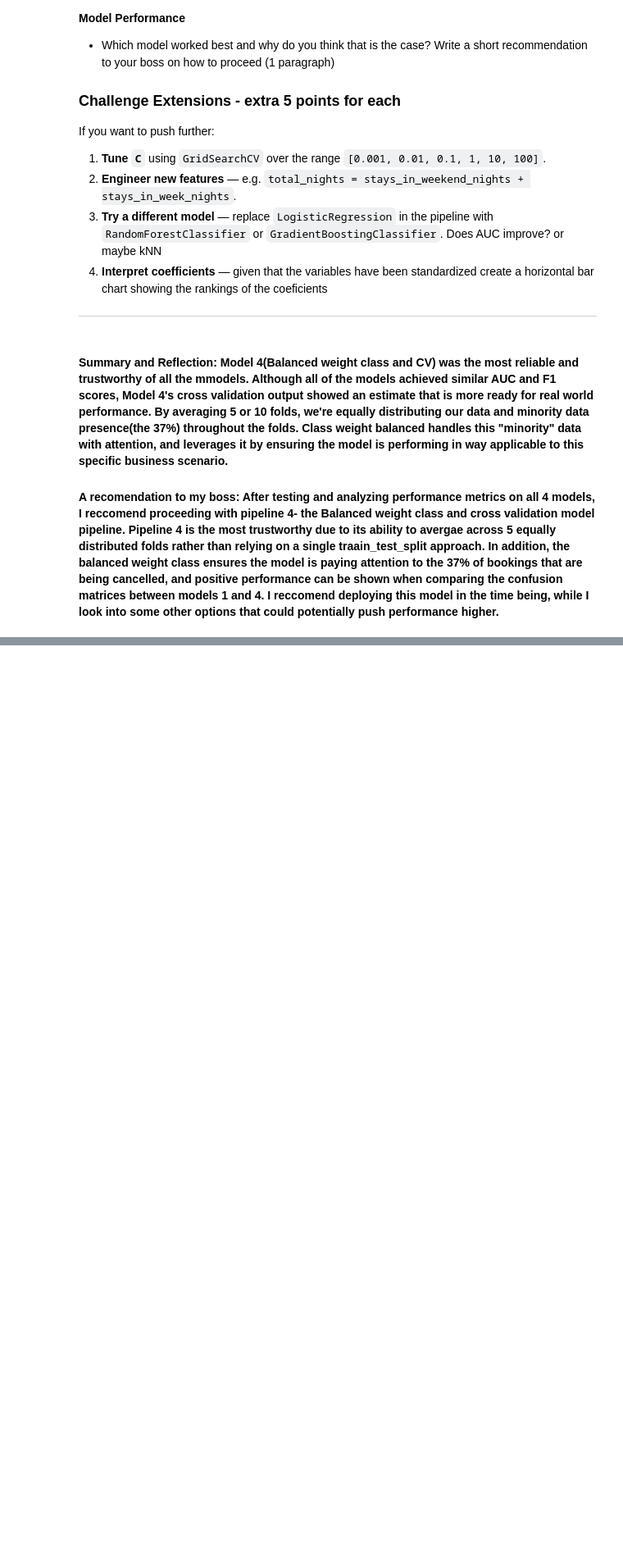
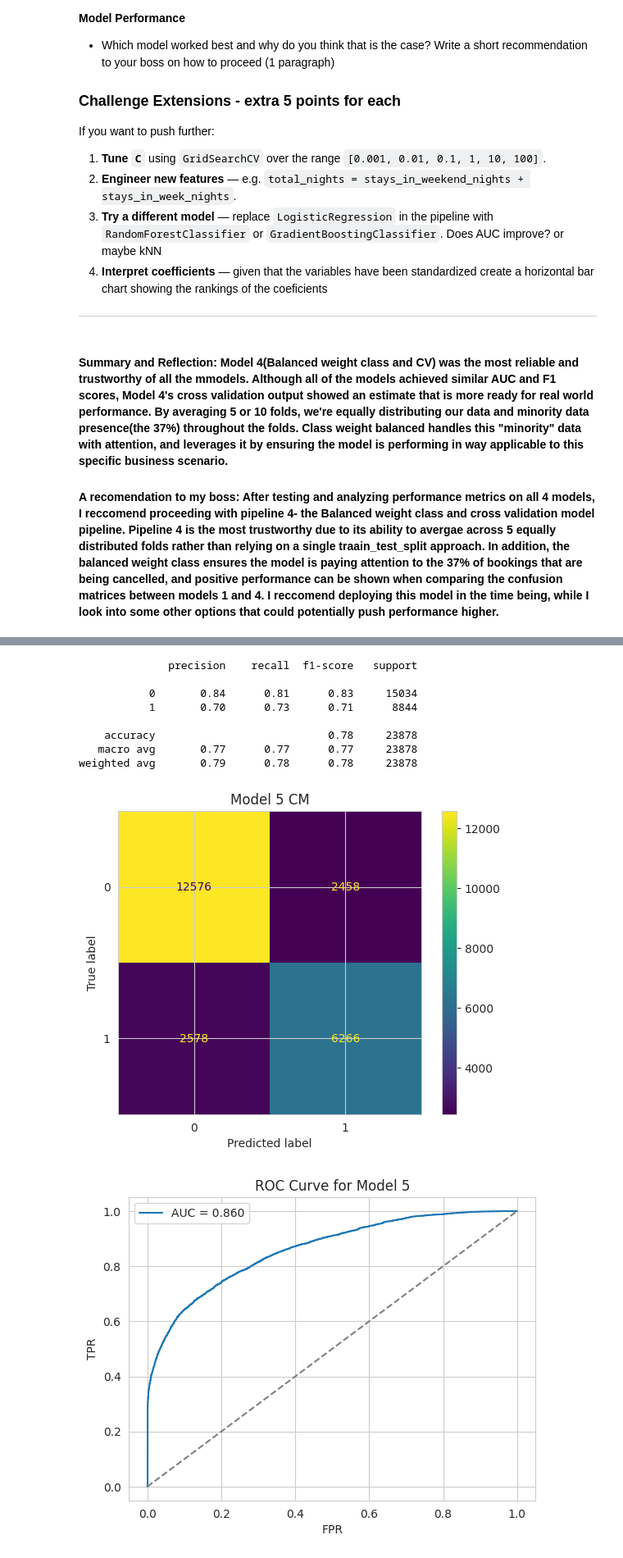
Before and after one commit to Mattcben1/Week9, a Jupyter notebook: hotel_cancellation_lab.ipynb, the cells around one changed output, grey strips where cells are left out. Shown at 82% size. Saved outputs shown, nothing was run; the diff lists cells and outputs as text; code cells hidden in the pictures; blank space fills up the shorter version.

```diff
--- a/hotel_cancellation_lab.ipynb
+++ b/hotel_cancellation_lab.ipynb
@@ -535,0 +708,5 @@ the rankings of the coeficients
+# %%
+# Model 5- Cross Validation
+# Setting Class weight to balanced, telling the model to pay more attention to the minority class
+pipeline5_exstension = Pipeline(steps= [('preprocessor', preprocessor),
+                             ('model', LogisticRegression(solver='lbfgs', max_iter=1000, class_weight='balanced'))])
@@ -535,0 +729,36 @@ the rankings of the coeficients
+# %%
+# Pipeline fitting, confusion matrix, and roc auc plotting for pipeline 4
+pipeline5_exstension.fit(X_train, y_train)
+
+y_pred5 = pipeline5_exstension.predict(X_test)
+y_prob5 = pipeline5_exstension.predict_proba(X_test)[:, 1]
+
+print(classification_report(y_test, y_pred4))
+
+# Cm5
+cm5 = confusion_matrix(y_test, y_pred5)
+ConfusionMatrixDisplay(cm5).plot()
+plt.title("Model 5 CM")
+plt.show()
+
+# Plotting pfr, tpr, roc and auc for model 5
+fpr5, tpr5, _ = roc_curve(y_test, y_prob5)
+auc5 = roc_auc_score(y_test, y_prob5)
+plt.plot(fpr5, tpr5, label=f'AUC = {auc5:.3f}')
+plt.plot([0,1], [0,1],'--', color='grey') # plotting the baseline, the curver should hopefully be above this
+plt.xlabel('FPR')
+plt.ylabel('TPR')
+plt.title('ROC Curve for Model 5')
+plt.legend()
+plt.show()
+# %% [output]
+              precision    recall  f1-score   support
+
+           0       0.84      0.81      0.83     15034
+           1       0.70      0.73      0.71      8844
+
+    accuracy                           0.78     23878
+   macro avg       0.77      0.77      0.77     23878
+weighted avg       0.79      0.78      0.78     23878
+[figure, added]
+[figure, added]
```
Also changed, not shown: parts of 16 cells of this notebook.
